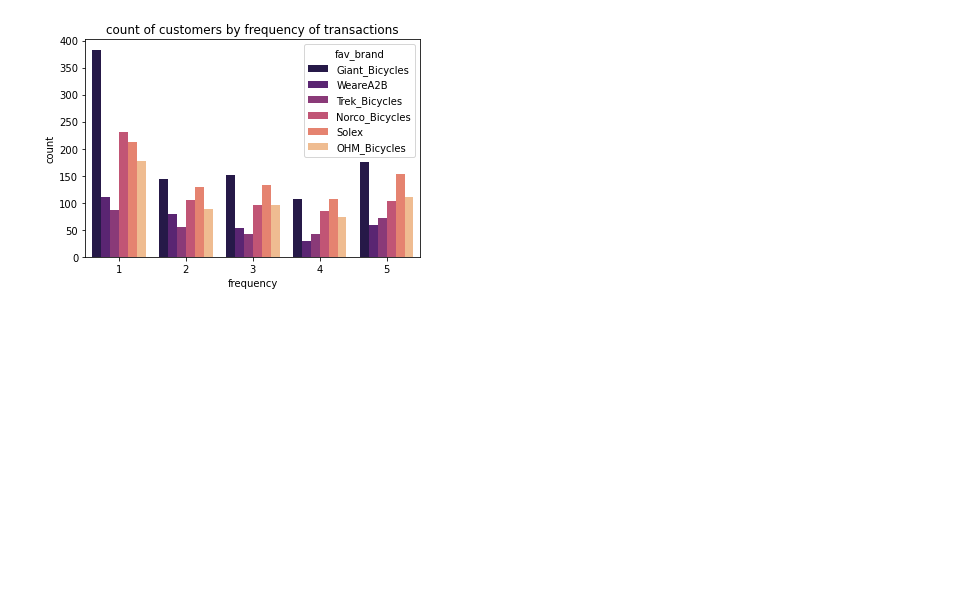
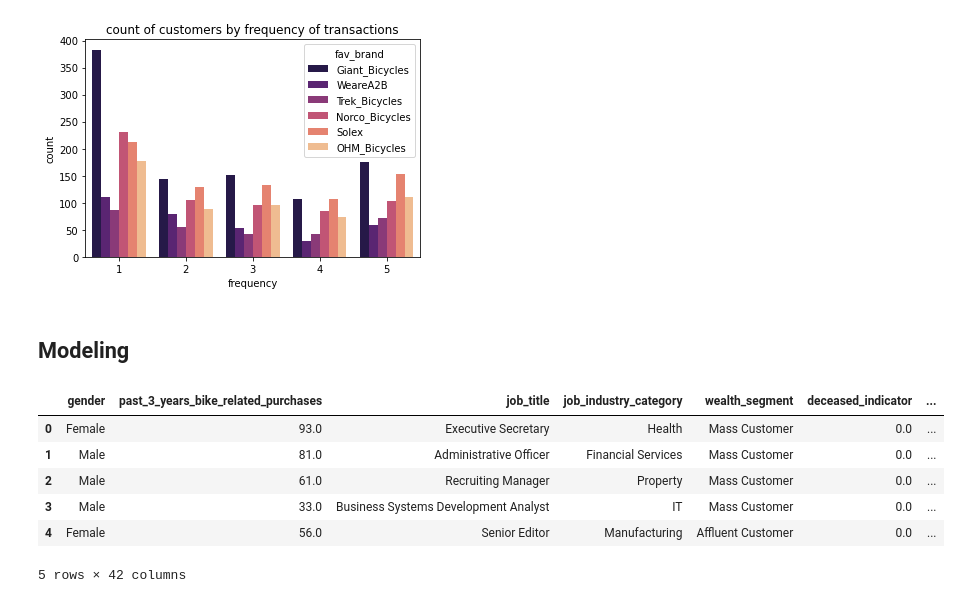
Before and after one commit to imene-swaan/KPMG-virtual-internship, a Jupyter notebook: module 2/KPMG_2.ipynb, the cells around one changed output. Drawn from its saved outputs; the diff is of its cells as text; code cells hidden in the pictures; blank space fills up the shorter version.

```diff
--- a/module 2/KPMG_2.ipynb
+++ b/module 2/KPMG_2.ipynb
@@ -543,3 +543,17 @@ plt.title('count of customers by frequency of transactions');
 # %%
 #Storing the clean DataFrame in a CSV file called twitter_master
 Customers_final.to_csv('Customers_final.csv', index=False)
+# %% [markdown]
+## Modeling
+# %%
+Customers_final = pd.read_csv('Customers_final.csv')
+# %%
+Customers_final.head()
+# %% [output]
+|  | gender | past_3_years_bike_related_purchases | job_title | job_industry_category | wealth_segment | deceased_indicator | ... |
+| 0 | Female | 93.0 | Executive Secretary | Health | Mass Customer | 0.0 | ... |
+| 1 | Male | 81.0 | Administrative Officer | Financial Services | Mass Customer | 0.0 | ... |
+| 2 | Male | 61.0 | Recruiting Manager | Property | Mass Customer | 0.0 | ... |
+| 3 | Male | 33.0 | Business Systems Development Analyst | IT | Mass Customer | 0.0 | ... |
+| 4 | Female | 56.0 | Senior Editor | Manufacturing | Affluent Customer | 0.0 | ... |
+5 rows × 42 columns
```
Also changed, not shown: parts of 34 cells of this notebook, 1 other file.
